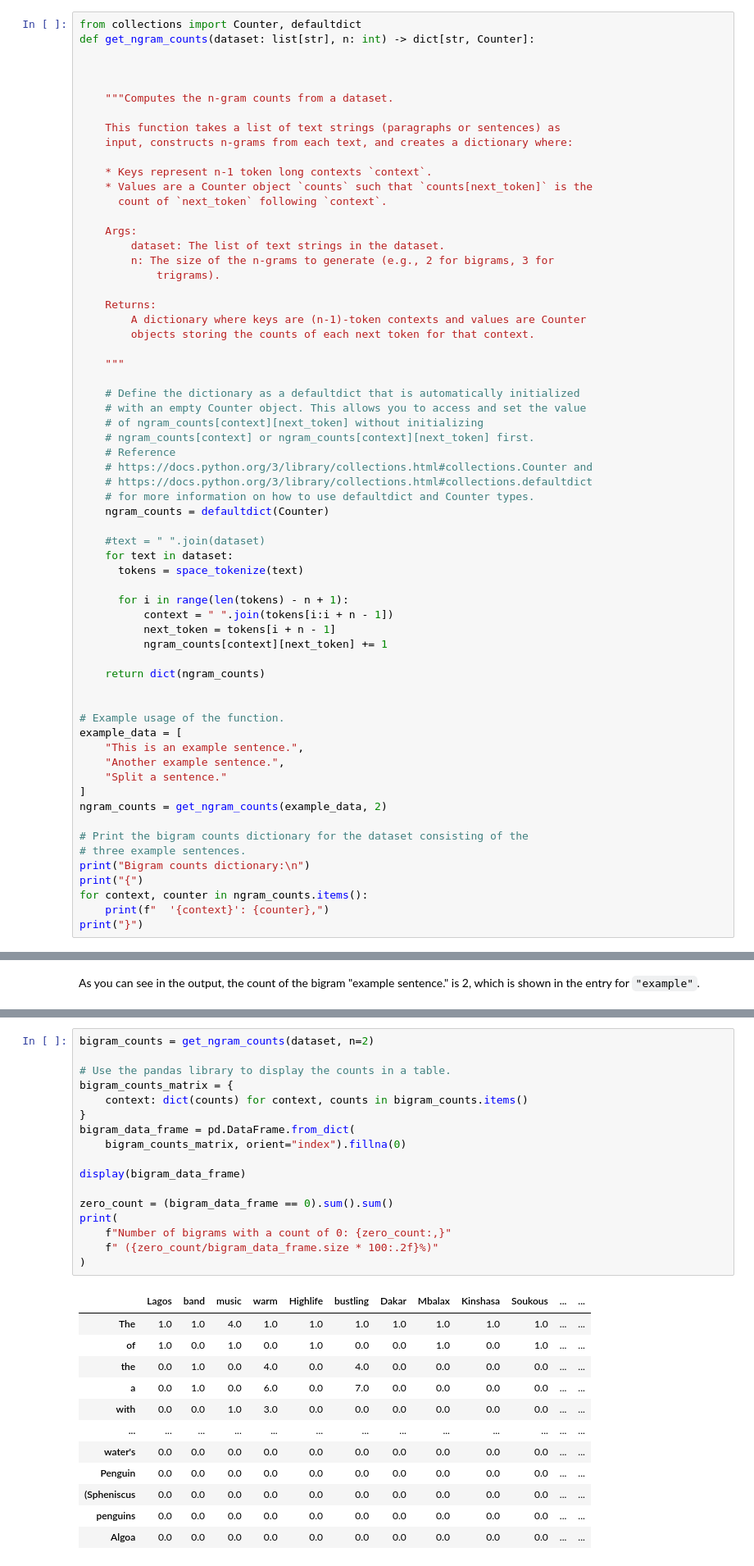
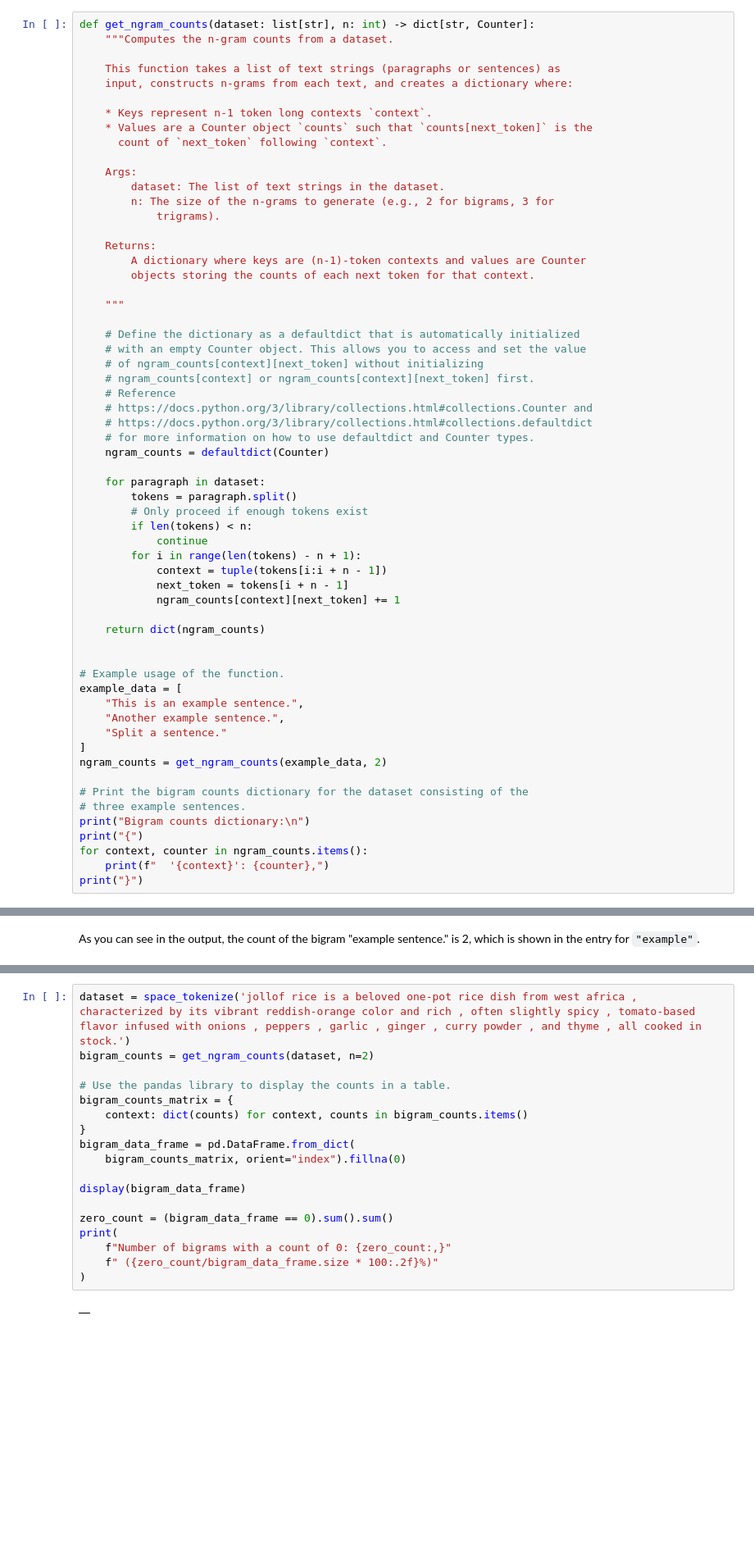
Before and after one commit to kaushikvaijanapurkar/Best-repo-ever, a Jupyter notebook: course_1/gdm_lab_1_2_experiment_with_n_gram_models.ipynb, the cells around one changed output, grey strips where cells are left out. Shown: that part at 82% size. Saved outputs shown, nothing was run; the diff lists cells and outputs as text; blank space fills up the shorter version.

````diff
--- a/course_1/gdm_lab_1_2_experiment_with_n_gram_models.ipynb
+++ b/course_1/gdm_lab_1_2_experiment_with_n_gram_models.ipynb
@@ -312,11 +312,7 @@ In preparation for computing the probabilities, you require a function that retu
 >```
 ------
 # %%
-from collections import Counter, defaultdict
 def get_ngram_counts(dataset: list[str], n: int) -> dict[str, Counter]:
-
-
-
     """Computes the n-gram counts from a dataset.
 
     This function takes a list of text strings (paragraphs or sentences) as
@@ -347,14 +343,15 @@ def get_ngram_counts(dataset: list[str], n: int) -> dict[str, Counter]:
     # for more information on how to use defaultdict and Counter types.
     ngram_counts = defaultdict(Counter)
 
-    #text = " ".join(dataset)
-    for text in dataset:
-      tokens = space_tokenize(text)
-
-      for i in range(len(tokens) - n + 1):
-          context = " ".join(tokens[i:i + n - 1])
-          next_token = tokens[i + n - 1]
-          ngram_counts[context][next_token] += 1
+    for paragraph in dataset:
+        tokens = paragraph.split()
+        # Only proceed if enough tokens exist
+        if len(tokens) < n:
+            continue
+        for i in range(len(tokens) - n + 1):
+            context = tuple(tokens[i:i + n - 1])
+            next_token = tokens[i + n - 1]
+            ngram_counts[context][next_token] += 1
 
     return dict(ngram_counts)
 
@@ -400,32 +391,22 @@ You can now use the `get_ngram_counts` function to compute the bigram counts for
 
 Run the following cell to print a table of bigram counts. This table shows the count of all bigrams where the first token in the bigram is shown at the beginning of each row and the second token is shown at top of each column.
 # %%
+dataset = space_tokenize('jollof rice is a beloved one-pot rice dish from west africa , characterized by its vibrant reddish-orange color and rich , often slightly spicy , tomato-based flavor infused with onions , peppers , garlic , ginger , curry powder , and thyme , all cooked in stock.')
 bigram_counts = get_ngram_counts(dataset, n=2)
 
 # Use the pandas library to display the counts in a table.
 bigram_counts_matrix = {
     context: dict(counts) for context, counts in bigram_counts.items()
 }
 bigram_data_frame = pd.DataFrame.from_dict(
     bigram_counts_matrix, orient="index").fillna(0)
 
 display(bigram_data_frame)
 
 zero_count = (bigram_data_frame == 0).sum().sum()
 print(
     f"Number of bigrams with a count of 0: {zero_count:,}"
     f" ({zero_count/bigram_data_frame.size * 100:.2f}%)"
 )
 # %% [output]
-|  | Lagos | band | music | warm | Highlife | bustling | Dakar | Mbalax | Kinshasa | Soukous | ... | ... |
-| The | 1.0 | 1.0 | 4.0 | 1.0 | 1.0 | 1.0 | 1.0 | 1.0 | 1.0 | 1.0 | ... | ... |
-| of | 1.0 | 0.0 | 1.0 | 0.0 | 1.0 | 0.0 | 0.0 | 1.0 | 0.0 | 1.0 | ... | ... |
-| the | 0.0 | 1.0 | 0.0 | 4.0 | 0.0 | 4.0 | 0.0 | 0.0 | 0.0 | 0.0 | ... | ... |
-| a | 0.0 | 1.0 | 0.0 | 6.0 | 0.0 | 7.0 | 0.0 | 0.0 | 0.0 | 0.0 | ... | ... |
-| with | 0.0 | 0.0 | 1.0 | 3.0 | 0.0 | 0.0 | 0.0 | 0.0 | 0.0 | 0.0 | ... | ... |
-| ... | ... | ... | ... | ... | ... | ... | ... | ... | ... | ... | ... | ... |
-| water's | 0.0 | 0.0 | 0.0 | 0.0 | 0.0 | 0.0 | 0.0 | 0.0 | 0.0 | 0.0 | ... | ... |
-| Penguin | 0.0 | 0.0 | 0.0 | 0.0 | 0.0 | 0.0 | 0.0 | 0.0 | 0.0 | 0.0 | ... | ... |
-| (Spheniscus | 0.0 | 0.0 | 0.0 | 0.0 | 0.0 | 0.0 | 0.0 | 0.0 | 0.0 | 0.0 | ... | ... |
-| penguins | 0.0 | 0.0 | 0.0 | 0.0 | 0.0 | 0.0 | 0.0 | 0.0 | 0.0 | 0.0 | ... | ... |
-| Algoa | 0.0 | 0.0 | 0.0 | 0.0 | 0.0 | 0.0 | 0.0 | 0.0 | 0.0 | 0.0 | ... | ... |
+|  |
````
Also changed, not shown: parts of 17 cells of this notebook.
